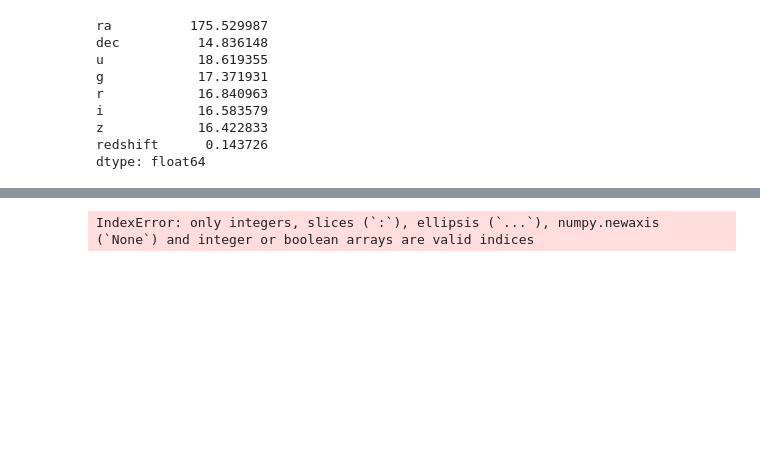
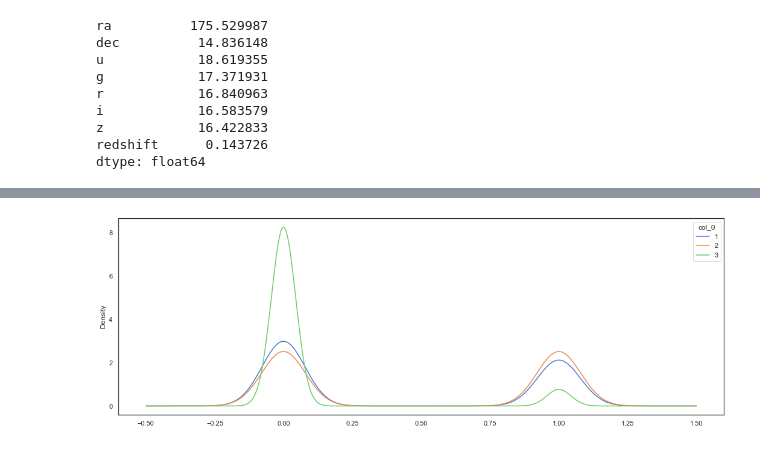
Before and after one commit to HeinzSch/Machine-Learning-Homework, a Jupyter notebook: Homework Astronomic.ipynb, the cells around one changed output, grey strips where cells are left out. Drawn from its saved outputs; the diff is of its cells as text; code cells hidden in the pictures; blank space fills up the shorter version.

```diff
--- a/Homework Astronomic.ipynb
+++ b/Homework Astronomic.ipynb
@@ -165,7 +184,7 @@ plt.show()
 # %%
-pd.crosstab(X["ra"].values,y["class"].values).plot(kind="kde",figsize=(18,6))
+pd.crosstab(X["ra"].values,y["class"].values).plot(kind="density",figsize=(18,6))
 plt.show()
 # %% [output]
-IndexError: only integers, slices (`:`), ellipsis (`...`), numpy.newaxis (`None`) and integer or boolean arrays are valid indices
+[figure, added]
 # %%
 data.plot(kind="scatter", x="ra", y = "dec")
```
Also changed, not shown: parts of 15 cells of this notebook.
